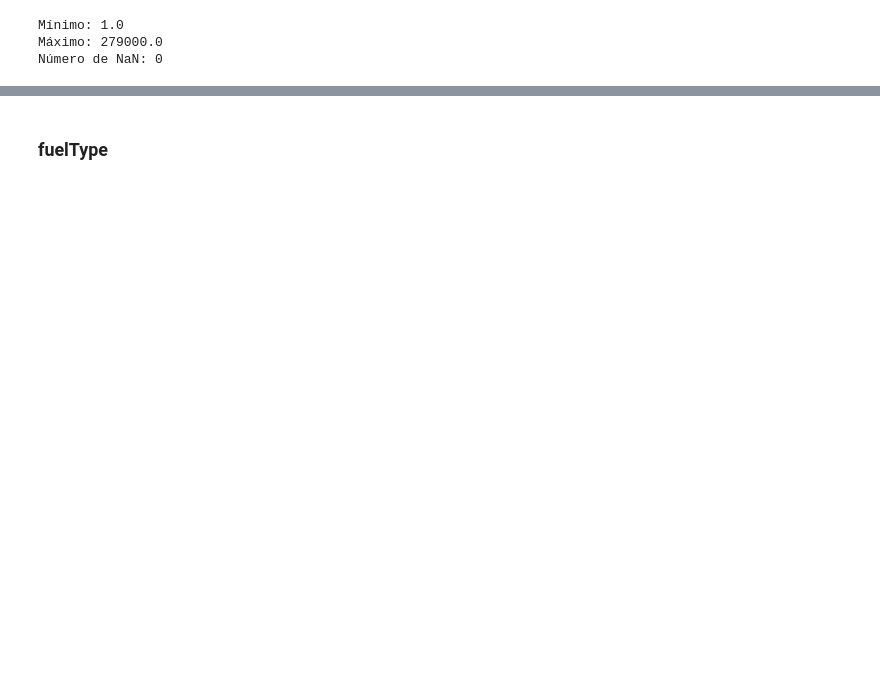
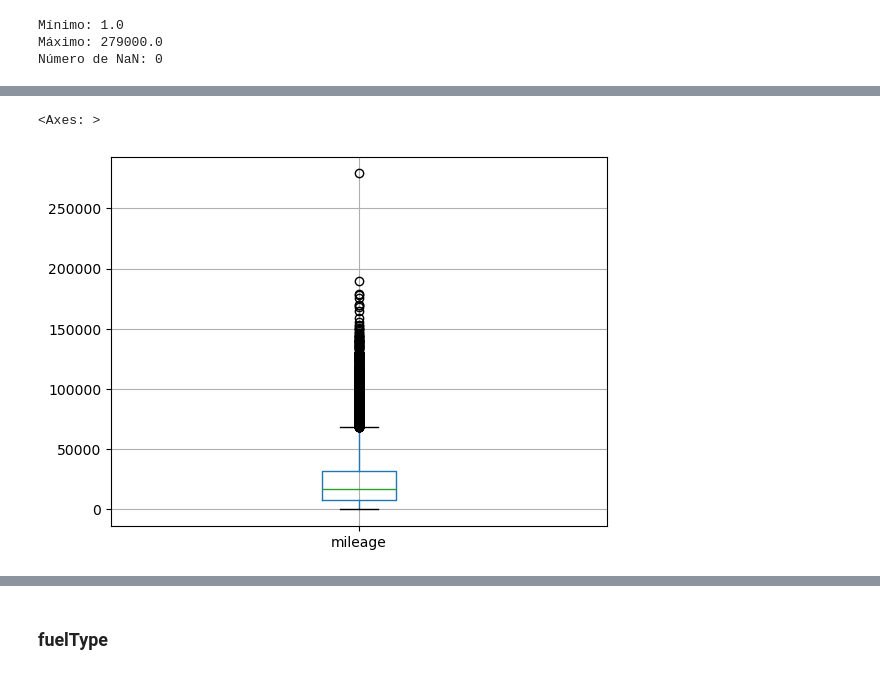
Before and after one commit to Filipa2002/Cars4You-Expediting-Car-Evaluations-with-ML, a Jupyter notebook: Gonçalo/ML_Project_GS0.ipynb, the cells around one changed output, grey strips where cells are left out. Saved outputs shown, nothing was run; the diff lists cells and outputs as text; code cells hidden in the pictures; blank space fills up the shorter version.

```diff
--- a/Gonçalo/ML_Project_GS0.ipynb
+++ b/Gonçalo/ML_Project_GS0.ipynb
@@ -289,0 +303,5 @@ Número de NaN: 0
+# %%
+df.boxplot(column='mileage')
+# %% [output]
+<Axes: >
+[figure, added]
```
Also changed, not shown: parts of 34 cells of this notebook.
